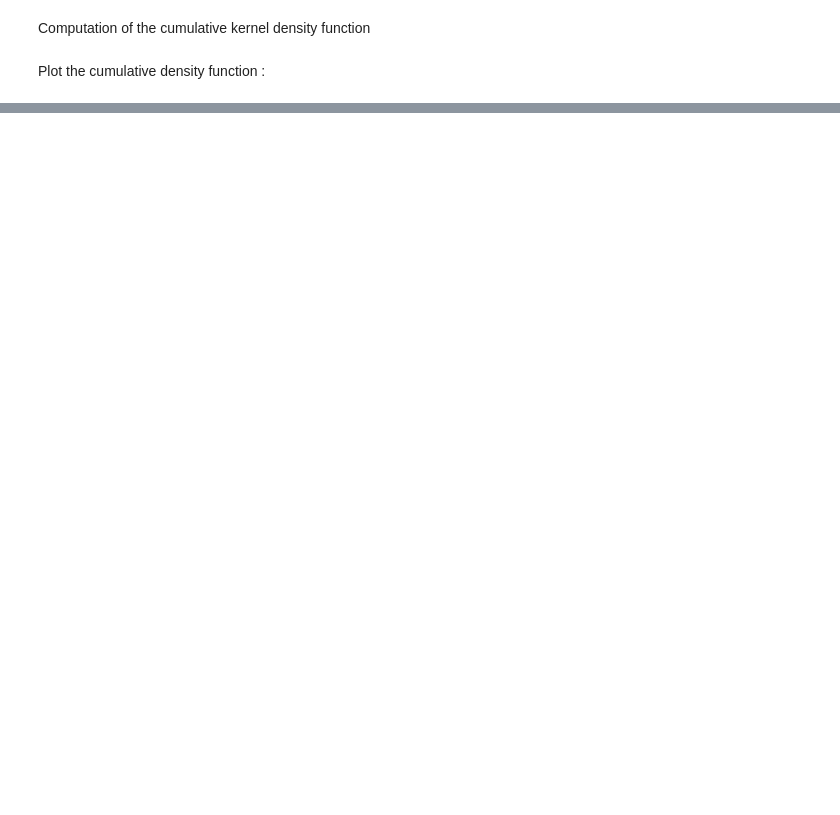
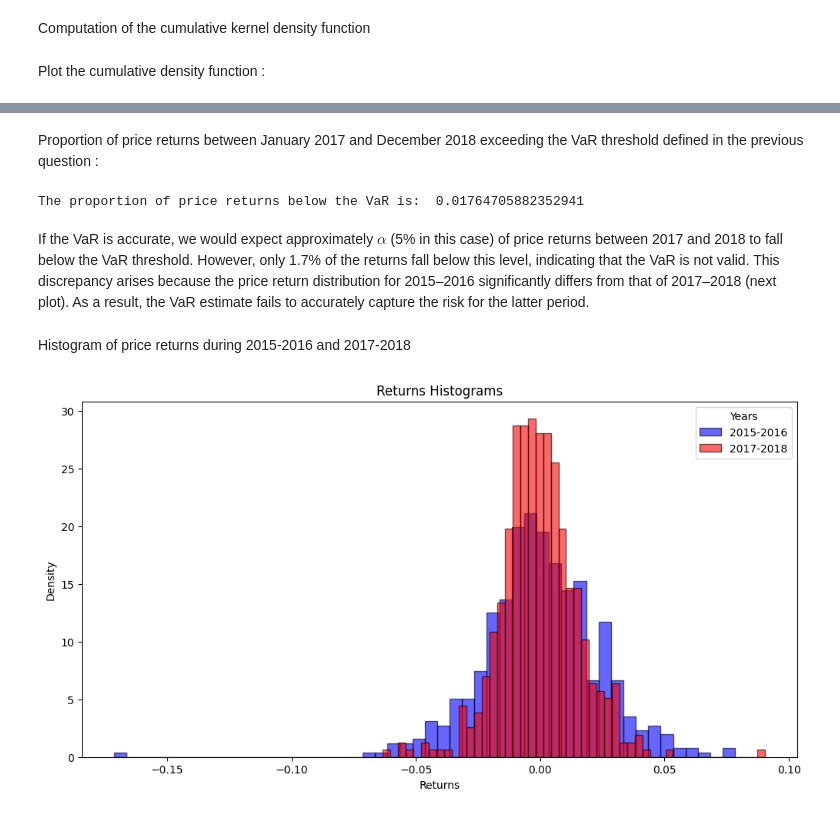
Before and after one commit to nathan6292/Market-Risk-Final-Project, a Jupyter notebook: Nathan_Fleury, Julien_Gilles - Project.ipynb, the cells around one changed output, grey strips where cells are left out. Saved outputs shown, nothing was run; the diff lists cells and outputs as text; code cells hidden in the pictures; blank space fills up the shorter version.

```diff
--- a/Nathan_Fleury, Julien_Gilles - Project.ipynb
+++ b/Nathan_Fleury, Julien_Gilles - Project.ipynb
@@ -1192,0 +1227,27 @@ df['returns'].quantile(0.05)
+# %% [markdown]
+Proportion of price returns between January 2017 and December 2018 exceeding the VaR threshold defined in the previous question :
+# %%
+exceed = len(df_validation[df_validation['returns'] <= VaR_kernel])
+print("The proportion of price returns below the VaR is: ", exceed/len(df_validation))
+# %% [output]
+The proportion of price returns below the VaR is:  0.01764705882352941
+# %% [markdown]
+If the VaR is accurate, we would expect approximately $\alpha$ (5% in this case) of price returns between 2017 and 2018 to fall below the VaR threshold. However, only 1.7% of the returns fall below this level, indicating that the VaR is not valid. This discrepancy arises because the price return distribution for 2015–2016 significantly differs from that of 2017–2018 (next plot). As a result, the VaR estimate fails to accurately capture the risk for the latter period.
+# %% [markdown]
+Histogram of price returns during 2015-2016 and 2017-2018
+# %%
+# Histogram of the returns between 2015 and 2016 in a color and the returns between 2017 and 2018 in another color
+
+df_15_16 = df[(df['date'] >= '2015-01-01') & (df['date'] <= '2016-12-31')]
+df_17_18 = df[(df['date'] >= '2017-01-01') & (df['date'] <= '2018-12-31')]
+
+plt.figure(figsize=(12, 6))
+plt.hist(df_15_16['returns'], bins=50, density=True, alpha=0.6, color='blue', edgecolor='black', label='2015-2016')
+plt.hist(df_17_18['returns'], bins=50, density=True, alpha=0.6, color='red', edgecolor='black', label='2017-2018')
+plt.legend(title='Years')
+plt.title('Returns Histograms')
+plt.xlabel('Returns')
+plt.ylabel('Density')
+plt.show()
+# %% [output]
+[figure, added]
```
Also changed, not shown: parts of 17 cells of this notebook.
